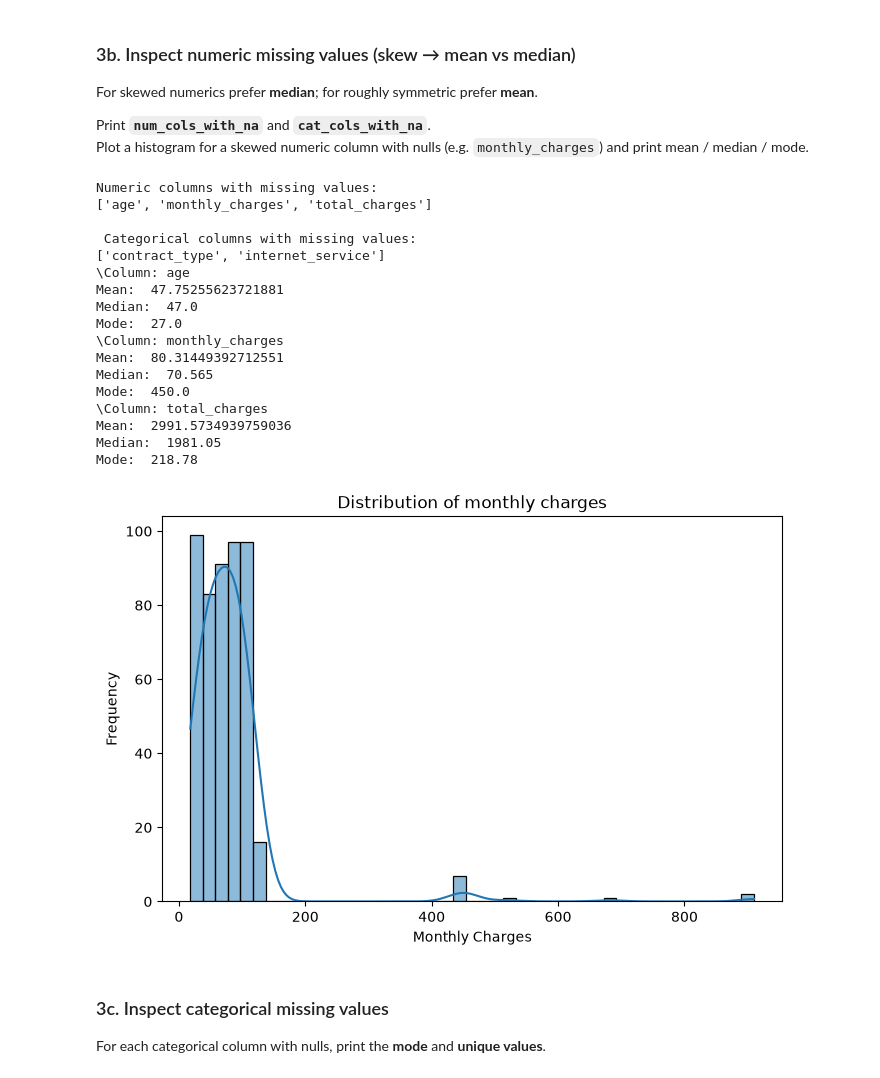
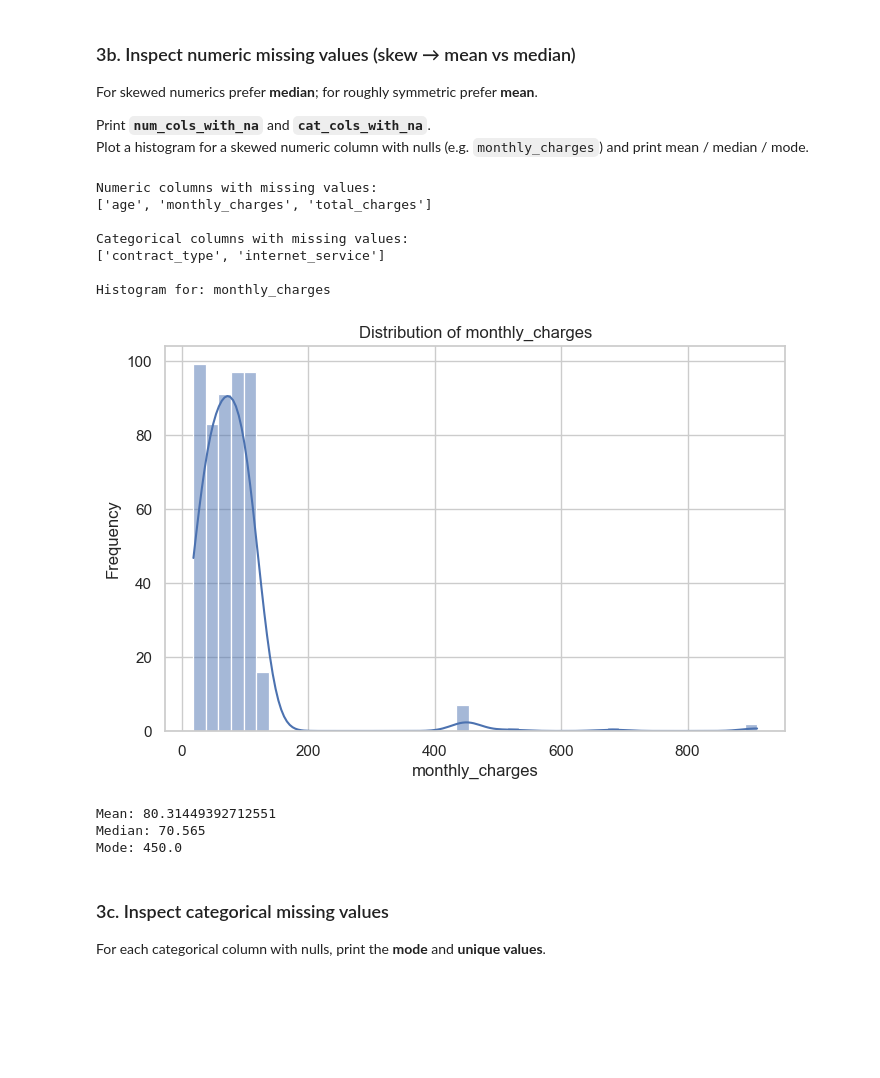
Before and after one commit to Mmithraa2523/AI_Engineer_handson, a Jupyter notebook: week1_handson_1/customer_churn_eda_template.ipynb, the cells around one changed output. Saved outputs shown, nothing was run; the diff lists cells and outputs as text; code cells hidden in the pictures; blank space fills up the shorter version.

```diff
--- a/week1_handson_1/customer_churn_eda_template.ipynb
+++ b/week1_handson_1/customer_churn_eda_template.ipynb
@@ -36,6 +36,7 @@ import pandas as pd
 import matplotlib.pyplot as plt
 import seaborn as sns
 from IPython.display import display
+sns.set_theme(style="whitegrid")
 # %% [markdown]
 ## 1. Load Dataset
 
@@ -145,44 +152,53 @@ Print **`num_cols_with_na`** and **`cat_cols_with_na`**.
 Plot a histogram for a skewed numeric column with nulls (e.g. `monthly_charges`) and print mean / median / mode.
 # %%
 # TODO: Write your solution here.
-nums_cols_with_na = df.select_dtypes(include=np.number).columns[df.select_dtypes(include=np.number).isna().any()].tolist()
-cat_cols_with_na = df.select_dtypes(exclude=np.number).columns[df.select_dtypes(exclude=np.number).isna().any()].tolist()
-print("Numeric columns with missing values: ")
-print(nums_cols_with_na)
-print("\n Categorical columns with missing values: ")
+num_cols_with_na = df.select_dtypes(include=np.number).columns[
+    df.select_dtypes(include=np.number).isna().any()
+].tolist()
+
+cat_cols_with_na = df.select_dtypes(
+    include=["object", "category"]
+).columns[
+    df.select_dtypes(include=["object", "category"]).isna().any()
+].tolist()
+
+print("Numeric columns with missing values:")
+print(num_cols_with_na)
+print("\nCategorical columns with missing values:")
 print(cat_cols_with_na)
-for col in nums_cols_with_na:
-    print(f"\Column: {col}")
-    print("Mean: ",df[col].mean())
-    print("Median: ",df[col].median())
-    print("Mode: ",df[col].mode().iloc[0])
 
-if "monthly_charges" in nums_cols_with_na:
-    plt.figure(figsize=(8,5))
-    sns.histplot(df["monthly_charges"].dropna(),kde=True)
-    plt.title("Distribution of monthly charges")
-    plt.xlabel("Monthly Charges")
+skewed_numeric_col = None
+
+for col in num_cols_with_na:
+    if abs(df[col].skew()) > 0.5:
+        skewed_numeric_col = col
+        break
+
+if skewed_numeric_col is not None:
+    print(f"\nHistogram for: {skewed_numeric_col}")
+
+    plt.figure(figsize=(8, 5))
+    sns.histplot(df[skewed_numeric_col], kde=True)
+    plt.title(f"Distribution of {skewed_numeric_col}")
+    plt.xlabel(skewed_numeric_col)
     plt.ylabel("Frequency")
     plt.show()
+
+    print("Mean:", df[skewed_numeric_col].mean())
+    print("Median:", df[skewed_numeric_col].median())
+    print("Mode:", df[skewed_numeric_col].mode().iloc[0])
 # %% [output]
 Numeric columns with missing values:
 ['age', 'monthly_charges', 'total_charges']
 
- Categorical columns with missing values:
+Categorical columns with missing values:
 ['contract_type', 'internet_service']
-\Column: age
-Mean:  47.75255623721881
-Median:  47.0
-Mode:  27.0
-\Column: monthly_charges
-Mean:  80.31449392712551
-Median:  70.565
-Mode:  450.0
-\Column: total_charges
-Mean:  2991.5734939759036
-Median:  1981.05
-Mode:  218.78
+
+Histogram for: monthly_charges
-[figure, old version]
+[figure, new version]
+Mean: 80.31449392712551
+Median: 70.565
+Mode: 450.0
 # %% [markdown]
 ### 3c. Inspect categorical missing values
 
```
Also changed, not shown: parts of 17 cells of this notebook.
